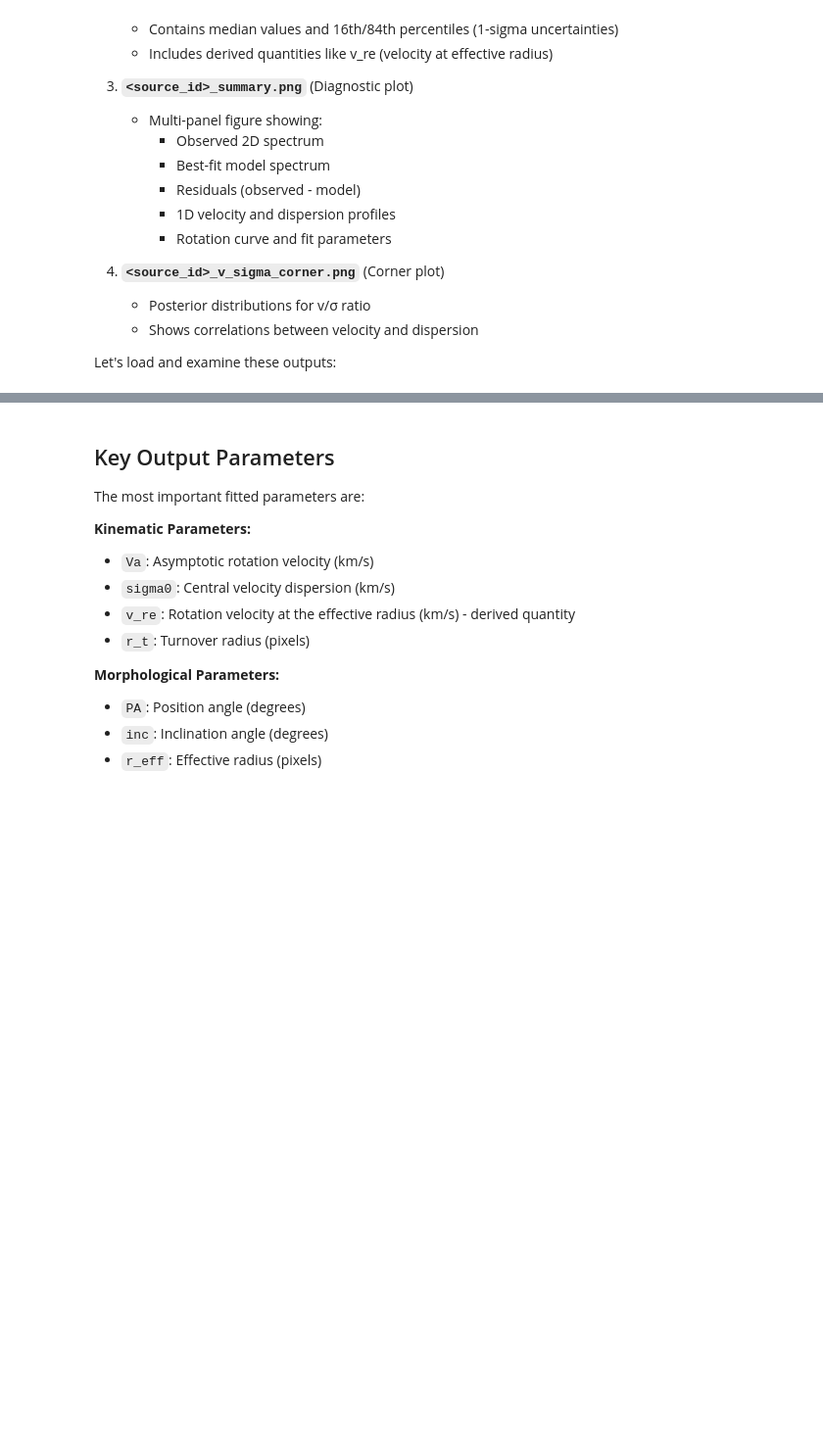
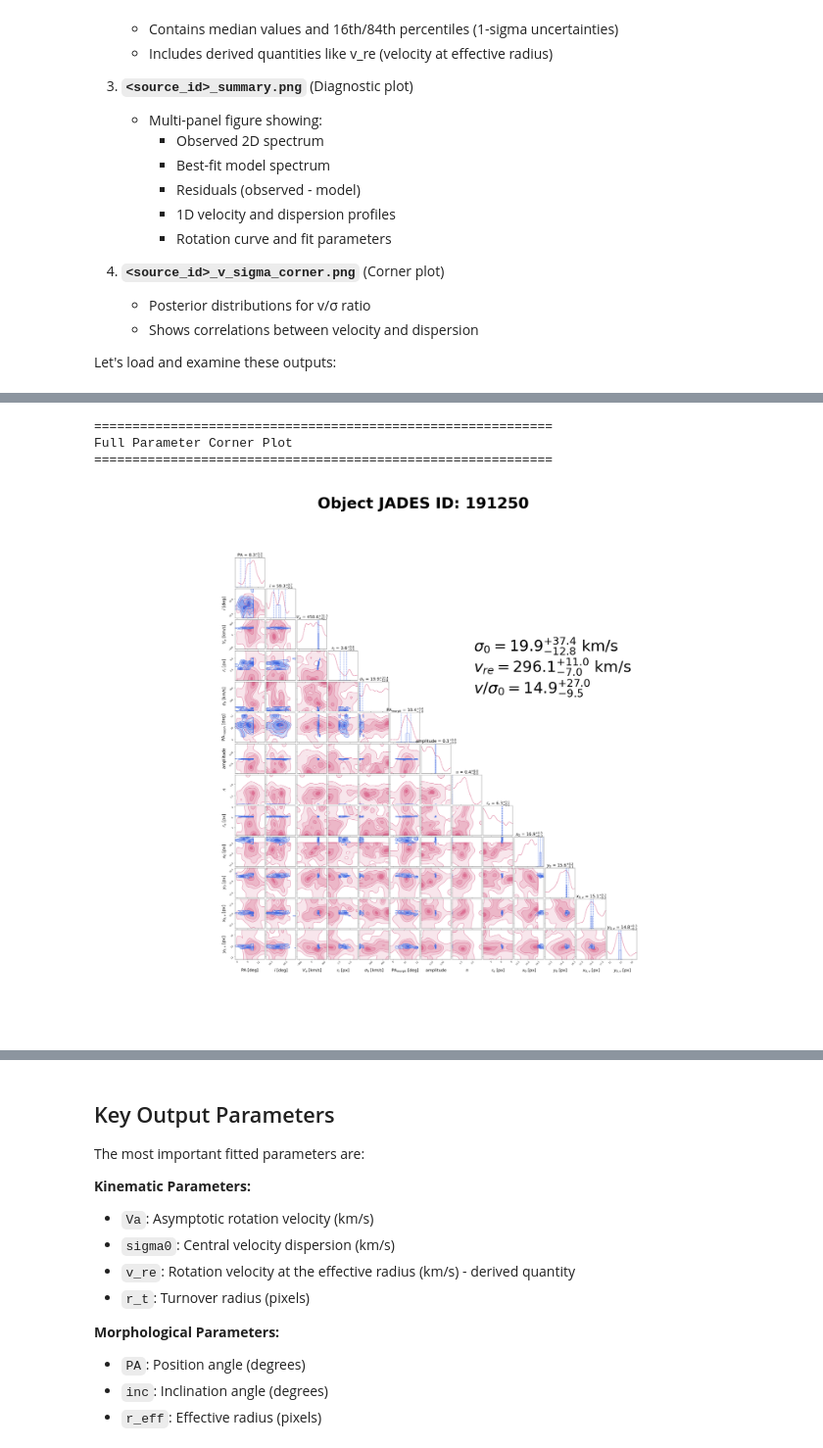
Before and after one commit to angelicalola-danhaive/geko, a Jupyter notebook: demo/simple_fit_demo.ipynb, the cells around one changed output, grey strips where cells are left out. Shown at 98% size. Cells and saved outputs as stored; diff of their text form; code cells hidden in the pictures; blank space fills up the shorter version.

```diff
--- a/demo/simple_fit_demo.ipynb
+++ b/demo/simple_fit_demo.ipynb
@@ -364,3 +364,16 @@ v/σ Posterior Distribution
+# %%
+#plot the full cornerplot
+corner_full_plot = os.path.join(output_dir, f'{source_id}_summary_corner.png')
+if os.path.exists(corner_full_plot):
+    print("\n" + "=" * 60)
+    print("Full Parameter Corner Plot")
+    print("=" * 60)
+    display(Image(filename=corner_full_plot, width=800))
+# %% [output]
+============================================================
+Full Parameter Corner Plot
+============================================================
+[figure, added]
 # %%
 # Create additional diagnostic plots with arviz
 print("\n" + "=" * 60)
```
Also changed, not shown: parts of 9 cells of this notebook.
